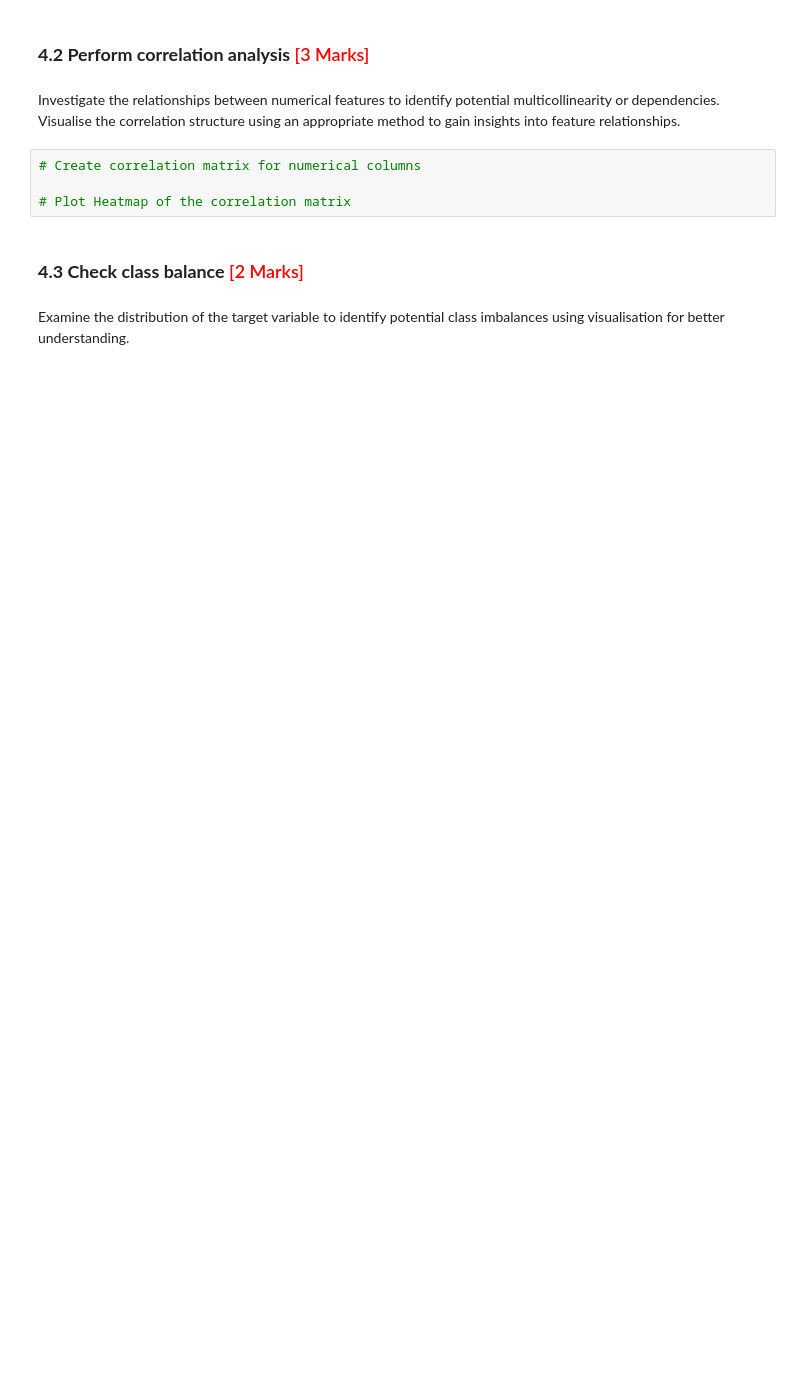
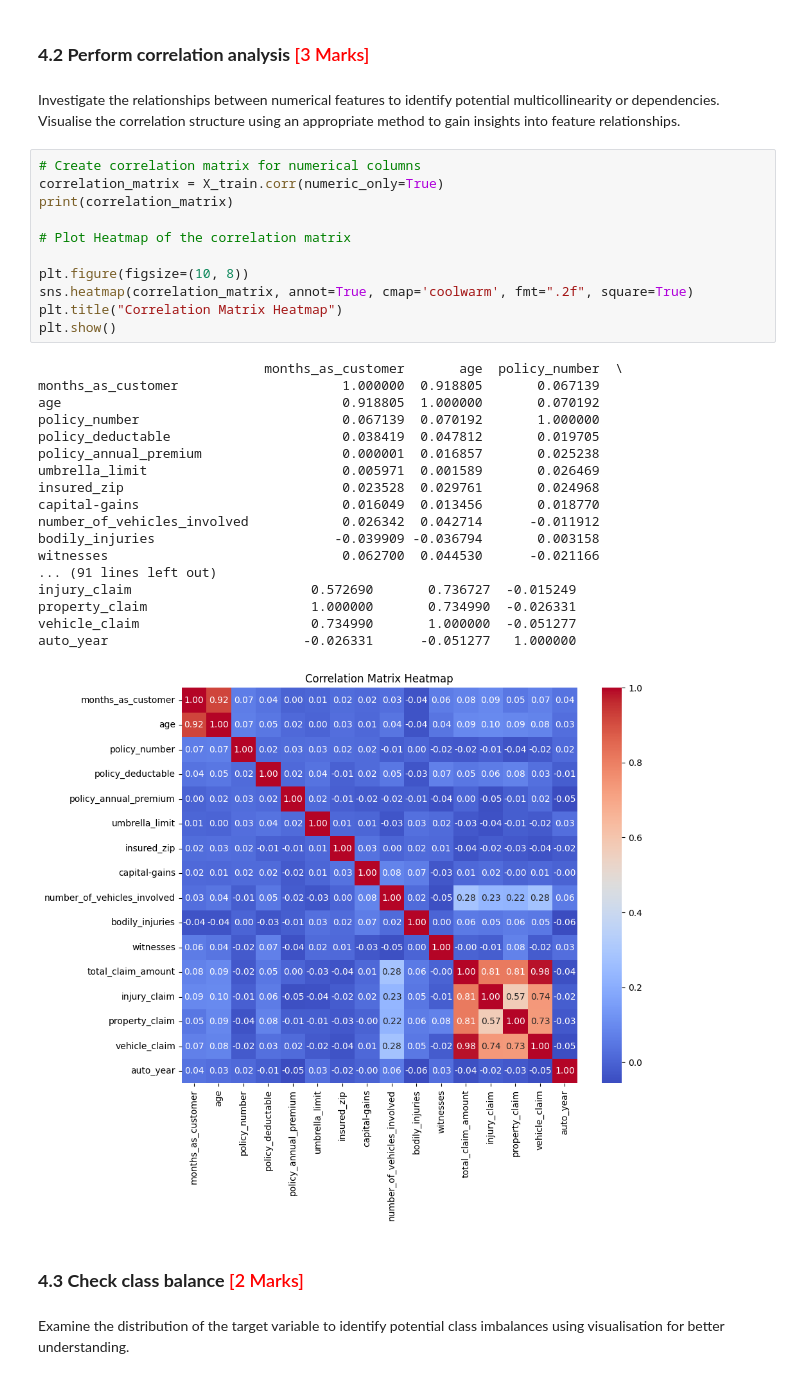
Before and after one commit to guptakeshav24/fraudulent_claim_detection, a Jupyter notebook: Fraudulent_Claim_Detection_Starter_solution.ipynb, the cells around one changed output. Drawn from its saved outputs; the diff is of its cells as text; blank space fills up the shorter version.

```diff
--- a/Fraudulent_Claim_Detection_Starter_solution.ipynb
+++ b/Fraudulent_Claim_Detection_Starter_solution.ipynb
@@ -566,8 +609,34 @@ KeyError: ('age', 'policy_annual_premium', 'umbrella_limit', 'capital-gains', 'n
  Investigate the relationships between numerical features to identify potential multicollinearity or dependencies. Visualise the correlation structure using an appropriate method to gain insights into feature relationships.
 # %%
 # Create correlation matrix for numerical columns
+correlation_matrix = X_train.corr(numeric_only=True)
+print(correlation_matrix)
 
 # Plot Heatmap of the correlation matrix
+
+plt.figure(figsize=(10, 8))
+sns.heatmap(correlation_matrix, annot=True, cmap='coolwarm', fmt=".2f", square=True)
+plt.title("Correlation Matrix Heatmap")
+plt.show()
+# %% [output]
+                             months_as_customer       age  policy_number  \
+months_as_customer                     1.000000  0.918805       0.067139
+age                                    0.918805  1.000000       0.070192
+policy_number                          0.067139  0.070192       1.000000
+policy_deductable                      0.038419  0.047812       0.019705
+policy_annual_premium                  0.000001  0.016857       0.025238
+umbrella_limit                         0.005971  0.001589       0.026469
+insured_zip                            0.023528  0.029761       0.024968
+capital-gains                          0.016049  0.013456       0.018770
+number_of_vehicles_involved            0.026342  0.042714      -0.011912
+bodily_injuries                       -0.039909 -0.036794       0.003158
+witnesses                              0.062700  0.044530      -0.021166
+... (91 lines left out)
+injury_claim                       0.572690       0.736727  -0.015249
+property_claim                     1.000000       0.734990  -0.026331
+vehicle_claim                      0.734990       1.000000  -0.051277
+auto_year                         -0.026331      -0.051277   1.000000
+[figure, added]
 # %% [markdown]
 ### **4.3 Check class balance** <font color="red">[2 Marks]</font>
 # %% [markdown]
```
Also changed, not shown: parts of 17 cells of this notebook, 1 other file.
